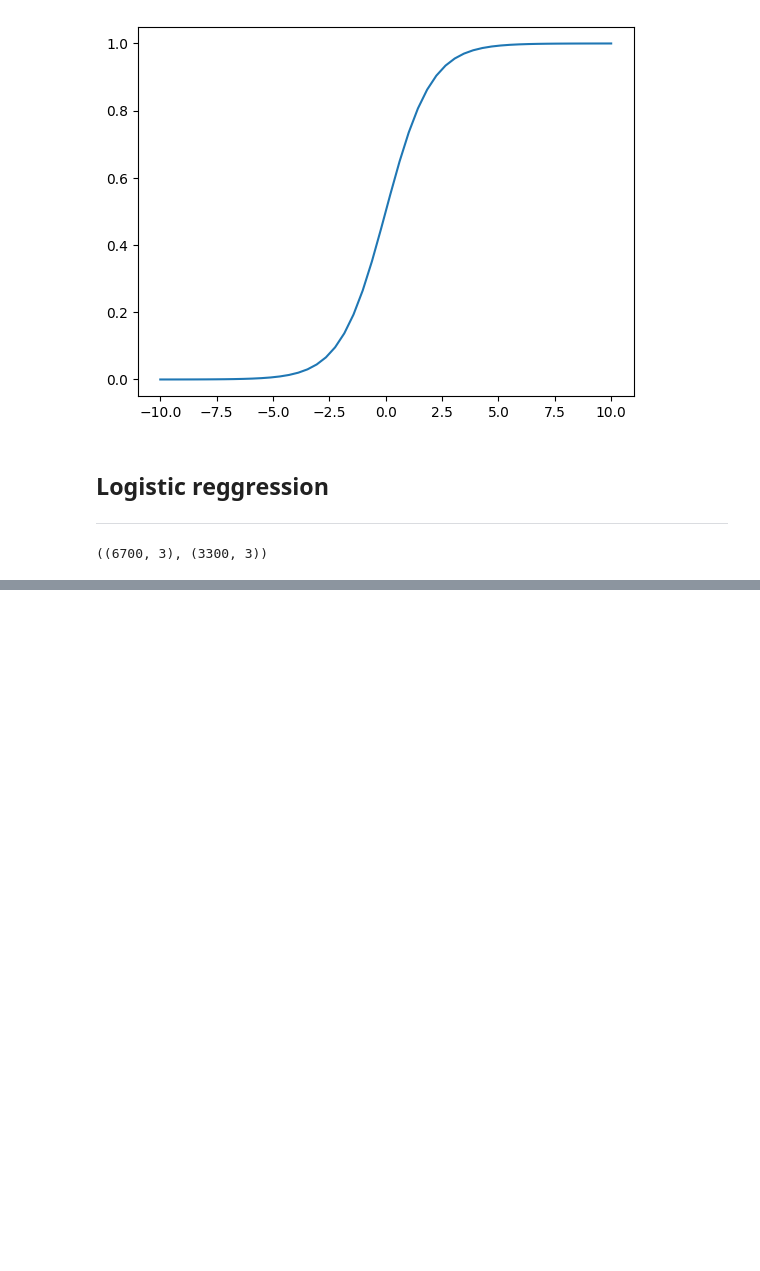
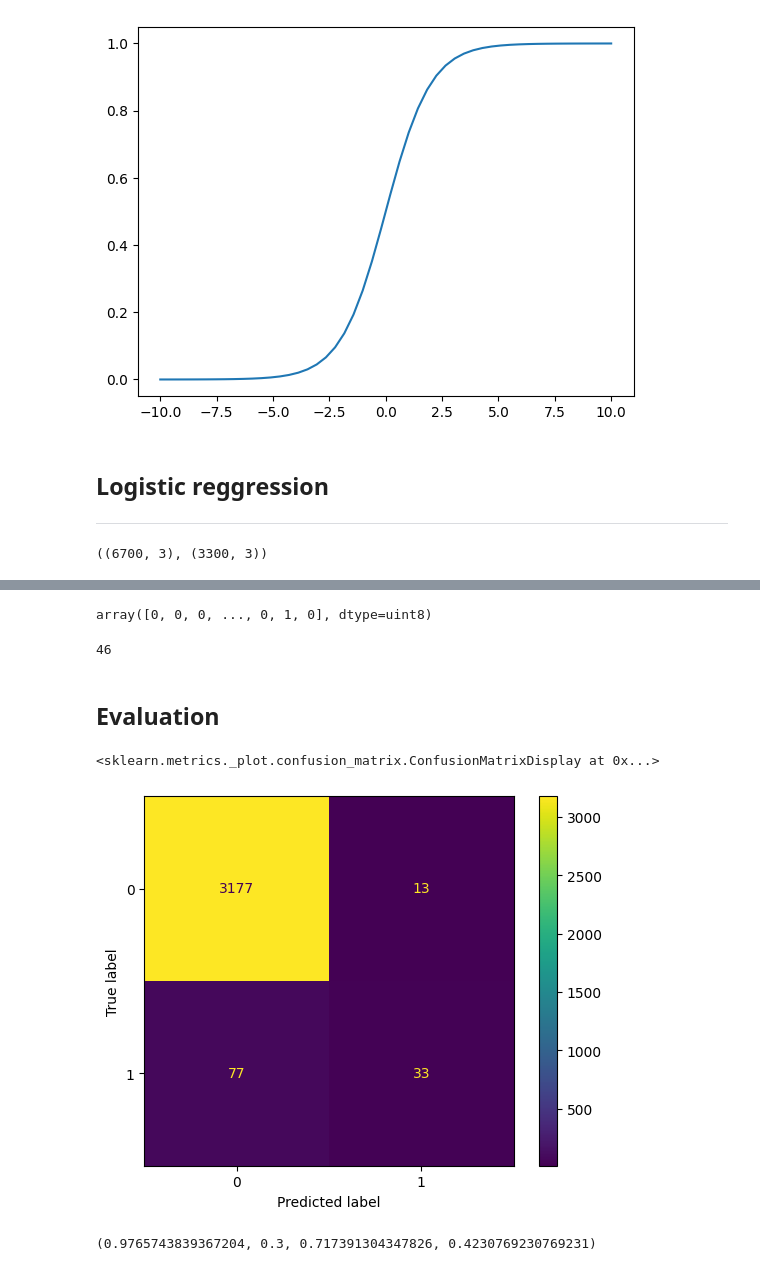
Before and after one commit to Canesp/Machine-learning-Philip-de-Canesie, a Jupyter notebook: Code-along/Lec-06.ipynb, the cells around one changed output, grey strips where cells are left out. Saved outputs shown, nothing was run; the diff lists cells and outputs as text; code cells hidden in the pictures; blank space fills up the shorter version.

```diff
--- a/Code-along/Lec-06.ipynb
+++ b/Code-along/Lec-06.ipynb
@@ -132,0 +116,6 @@ df.info
+# %%
+scaler = StandardScaler()
+scaled_X_train = scaler.fit_transform(X_train)
+scaled_X_test = scaler.transform(X_test)
+
+scaled_X_test.mean(), scaled_X_test.std(), scaled_X_train.mean(), scaled_X_train.std()
@@ -132,0 +124,4 @@ df.info
+# %%
+model = LogisticRegression(penalty=None)
+model.fit(scaled_X_train, y_train)
+model.coef_, model.intercept_
@@ -132,0 +159,3 @@ df.info
+# %%
+y_pred_probability = model.predict_proba(scaled_X_test)
+y_pred_probability
@@ -132,0 +170,39 @@ df.info
+# %%
+y_pred = model.predict(scaled_X_test)
+y_pred
+# %% [output]
+array([0, 0, 0, ..., 0, 1, 0], dtype=uint8)
+# %%
+threshold = 0.5
+
+# Predicted defualt_Yes
+y_pred = (y_pred_probability > threshold)[:, 1] * 1
+# %%
+y_pred.sum()
+# %% [output]
+46
+# %% [markdown]
+## **Evaluation**
+# %%
+from sklearn.metrics import confusion_matrix, ConfusionMatrixDisplay, classification_report
+
+cm = confusion_matrix(y_test, y_pred)
+display = ConfusionMatrixDisplay(cm)
+display.plot()
+# %% [output]
+<sklearn.metrics._plot.confusion_matrix.ConfusionMatrixDisplay at 0x...>
+[figure, added]
+# %%
+TP = 33
+TN = 3177
+FP = 13
+FN = 77
+
+accuracy = (TP+TN)/(TP+TN+FN)
+recall = TP/(TP+FN)
+precision = TP/(TP+ FP)
+f1 = 2*(precision*recall)/(precision+recall)
+
+accuracy, recall, precision, f1
+# %% [output]
+(0.9765743839367204, 0.3, 0.717391304347826, 0.4230769230769231)
```
Also changed, not shown: parts of 10 cells of this notebook.
